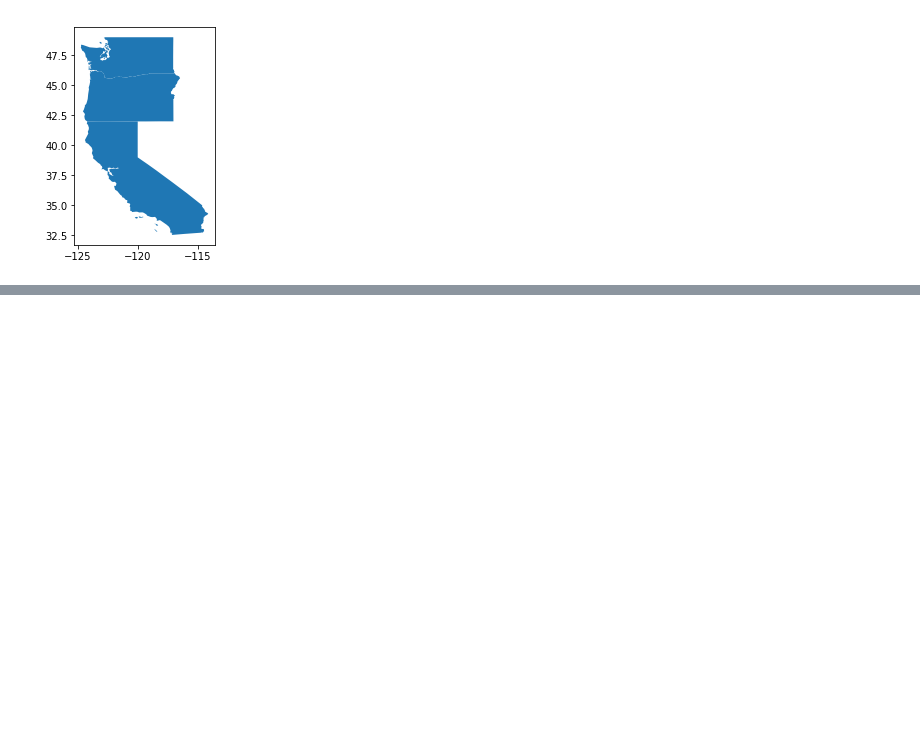
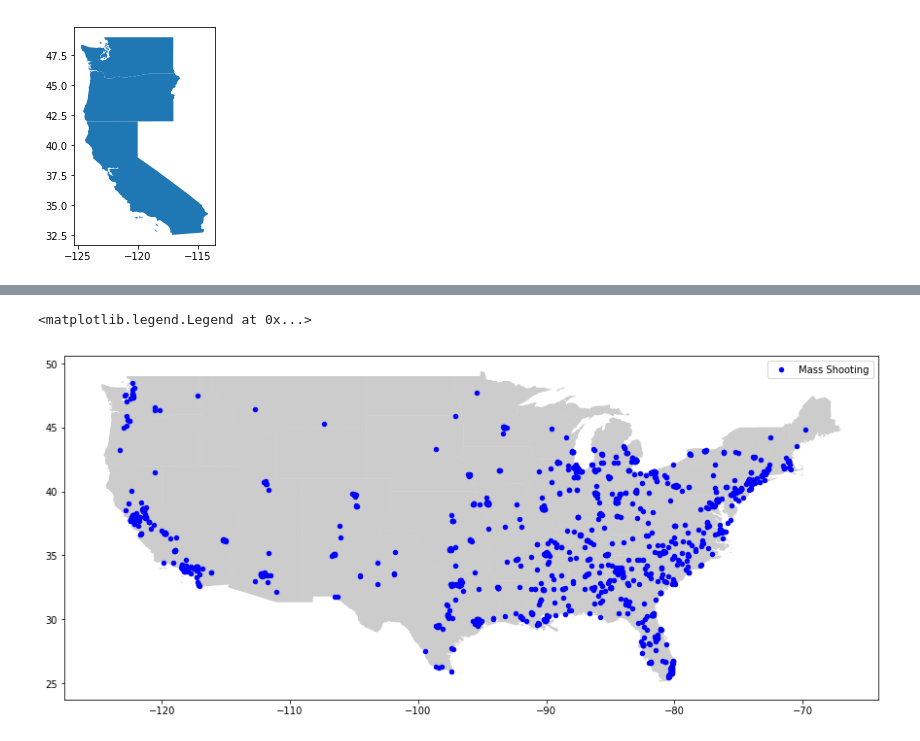
Before and after one commit to annabeck/Gun_Violence_E19, a Jupyter notebook: Desc_maps.ipynb, the cells around one changed output, grey strips where cells are left out. Drawn from its saved outputs; the diff is of its cells as text; code cells hidden in the pictures; blank space fills up the shorter version.

```diff
--- a/Desc_maps.ipynb
+++ b/Desc_maps.ipynb
@@ -145,0 +154,8 @@ merged_group[merged_group.SUB_REGION == 'Pacific'].plot()
+# %%
+df_49 = df.drop(df.index[(df.state == 'Alaska')])
+df_48 = df_49.drop(df_49.index[(df_49.state == 'Hawaii')])
+df_47 = df_48.drop(df_48.index[(df_48.state == 'District of Columbia')])
+print(len(df))
+print(len(df_49))
+print(len(df_48))
+print(len(df_47))
@@ -145,0 +180,6 @@ merged_group[merged_group.SUB_REGION == 'Pacific'].plot()
+# %%
+geometry = [Point(xy) for xy in zip(df_47['longitude'], df_47['latitude'])]
+# %%
+crs = {'init': 'epsg:4269'}
+geo_df = gpd.GeoDataFrame(df_47, crs = crs, geometry = geometry)
+geo_df.head(1)
@@ -145,0 +190,9 @@ merged_group[merged_group.SUB_REGION == 'Pacific'].plot()
+# %%
+fig, ax = plt.subplots(figsize = (15,15))
+usa_49.plot(ax = ax, alpha = 0.4, color = 'grey')
+geo_df[geo_df['Mass Shooting']==True].plot(ax = ax, markersize = 20, color = 'blue', marker = 'o', label = 'Mass Shooting')
+#geo_df[geo_df['incident_id']>= 0].plot(ax = ax, markersize = 20, color = 'red', marker = 'o', label = 'Incident')
+plt.legend()
+# %% [output]
+<matplotlib.legend.Legend at 0x...>
+[figure, added]
```
Also changed, not shown: parts of 23 cells of this notebook, 3 other files.
